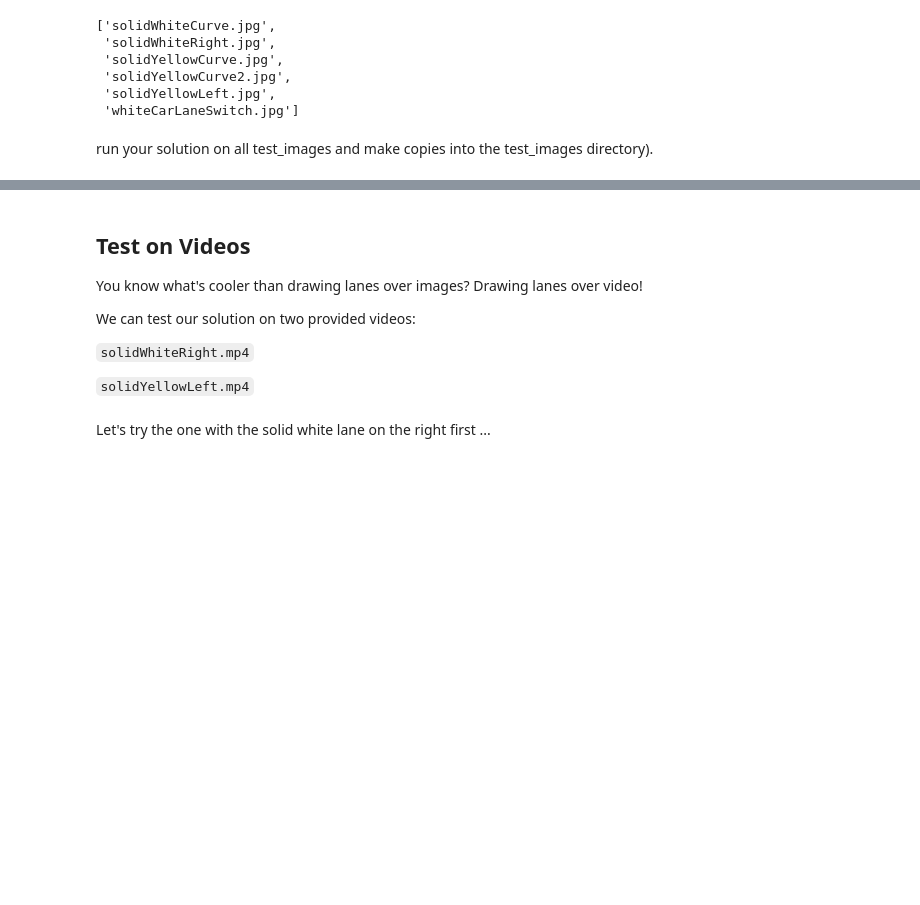
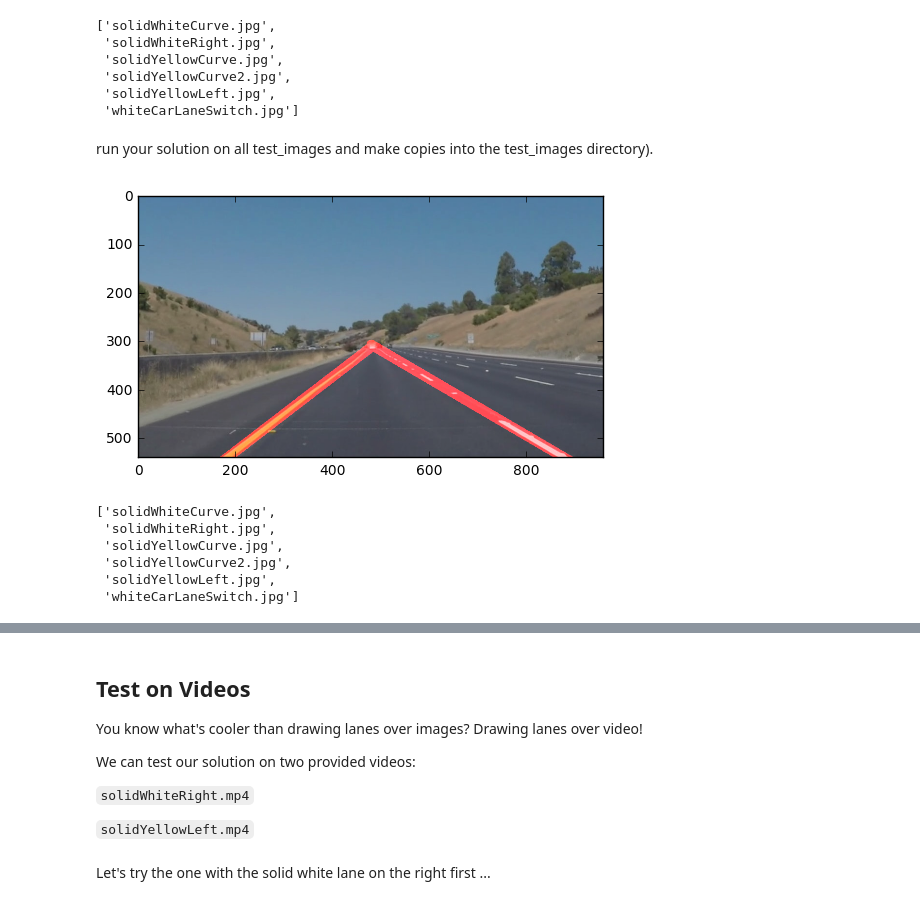
Before and after one commit to AeroGeekDean/CarND-LaneLines-P1, a Jupyter notebook: P1.ipynb, the cells around one changed output, grey strips where cells are left out. Drawn from its saved outputs; the diff is of its cells as text; code cells hidden in the pictures; blank space fills up the shorter version.

Commit message:
Completed lane line finding pipeline for test images

```diff
--- a/P1.ipynb
+++ b/P1.ipynb
@@ -145,7 +145,7 @@ def hough_lines(img, rho, theta, threshold, min_line_len, max_line_gap):
     lines = cv2.HoughLinesP(img, rho, theta, threshold, np.array([]), minLineLength=min_line_len, maxLineGap=max_line_gap)
     line_img = np.zeros((*img.shape, 3), dtype=np.uint8)
     draw_lines(line_img, lines)
-    return line_img
+    return line_img, lines
 
 # Python 3 has support for cool math symbols.
 
@@ -179,3 +179,20 @@ os.listdir("test_images/")
  'whiteCarLaneSwitch.jpg']
 # %% [markdown]
 run your solution on all test_images and make copies into the test_images directory).
+# %%
+import sklearn.linear_model as skm
+
+# function that inputs Hough lines, and returns slope & intercept, using linear regression
+def find_linear_model(lines):
+    x = []
+    y = []
+    for line in lines:
+        [x1, y1, x2, y2] = line[0]
+        x.append(x1)
+        x.append(x2)
+        y.append(y1)
+        y.append(y2)
+    X = np.array([x]).transpose()
+    Y = np.array([y]).transpose()
+    model = skm.LinearRegression(fit_intercept=True).fit(X,Y)
+    return model
@@ -181,0 +305,15 @@ run your solution on all test_images and make copies into the test_images direct
+# %%
+output_img = find_lane_lines(image)
+# %% [output]
+[figure, added]
+# %%
+path = 'test_images'
+files = os.listdir(path)
+files
+# %% [output]
+['solidWhiteCurve.jpg',
+ 'solidWhiteRight.jpg',
+ 'solidYellowCurve.jpg',
+ 'solidYellowCurve2.jpg',
+ 'solidYellowLeft.jpg',
+ 'whiteCarLaneSwitch.jpg']
```
Also changed, not shown: parts of 4 cells of this notebook, 6 other files.
